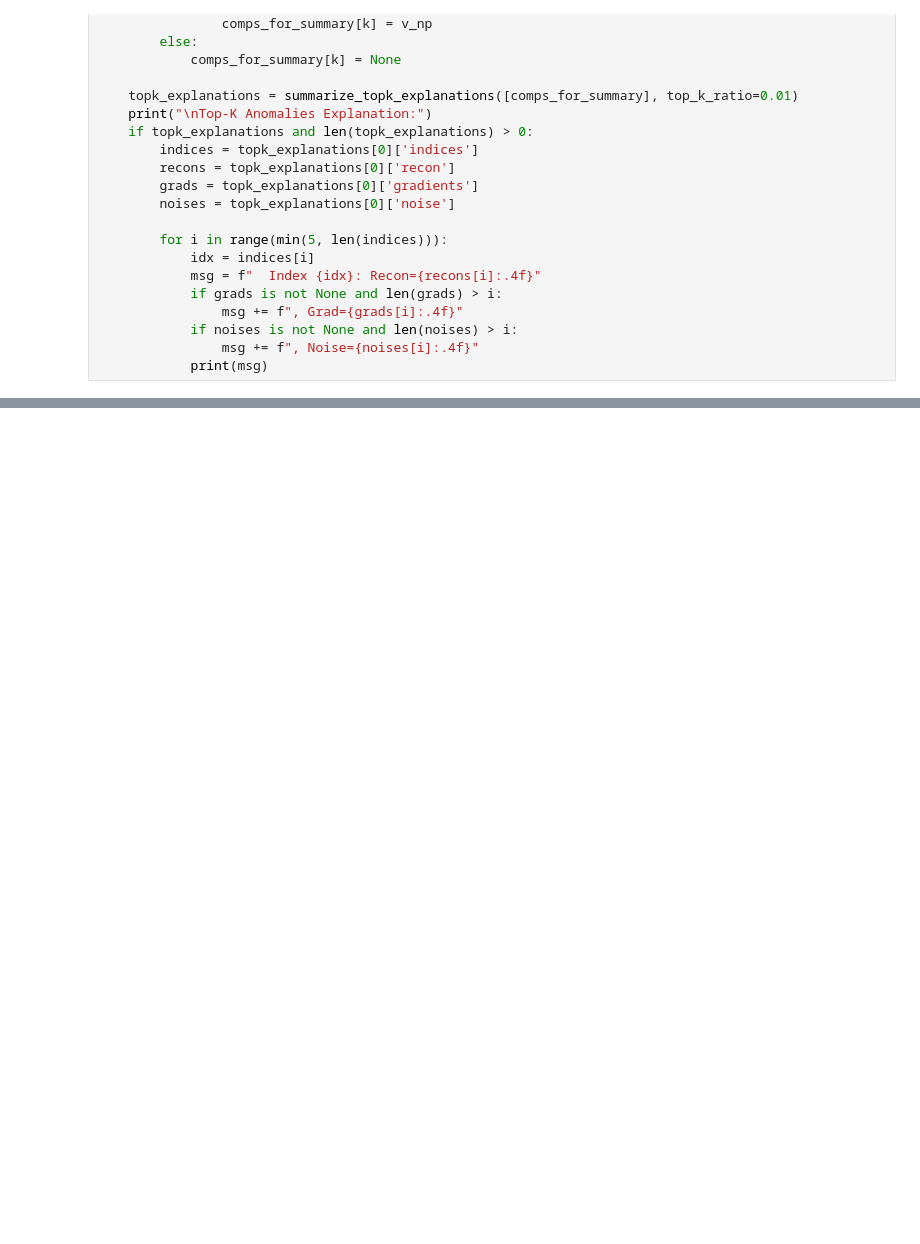
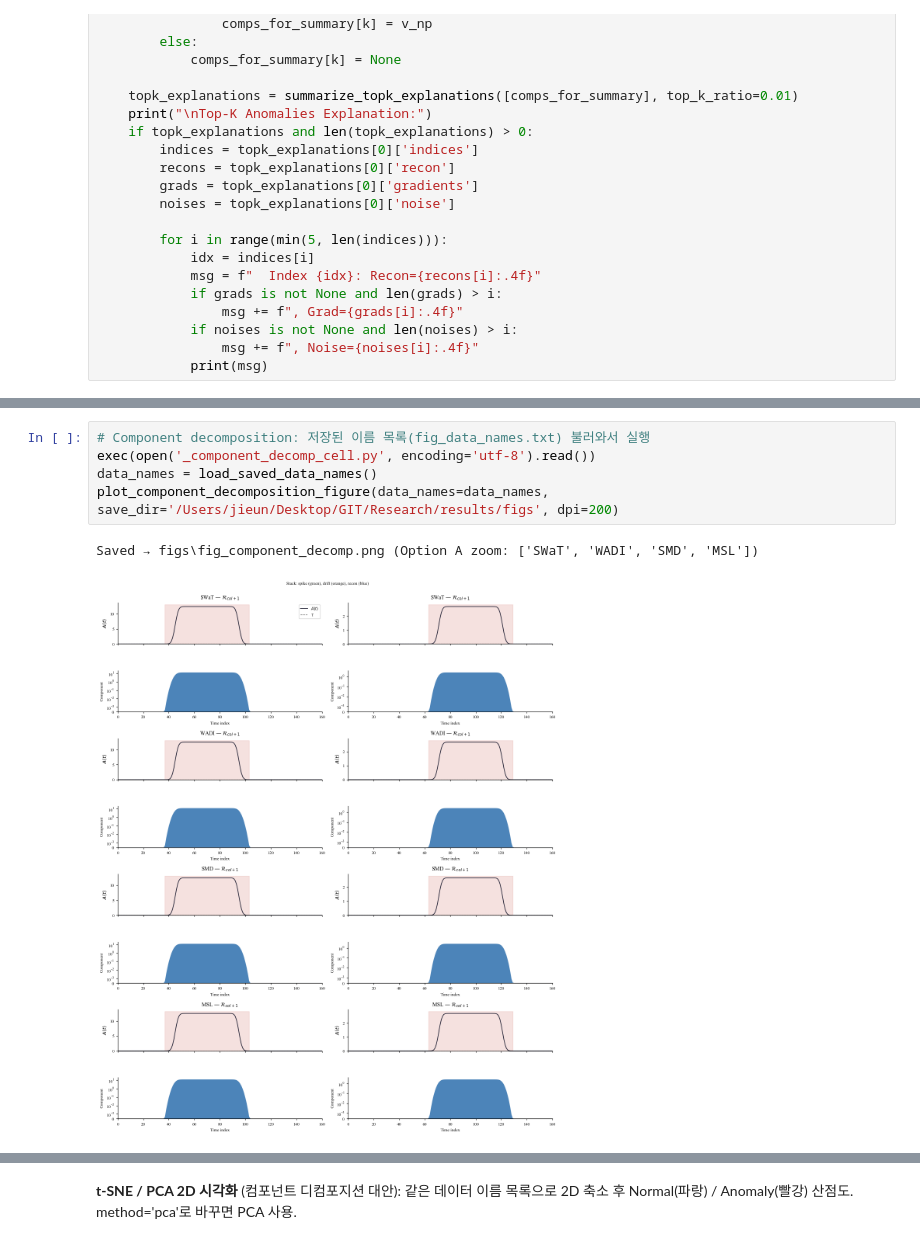
Before and after one commit to techzzt/NeuralODE-NF, a Jupyter notebook: ADD_NeuralODE_Open_neuralode_3_3.ipynb, the cells around one changed output, grey strips where cells are left out. Drawn from its saved outputs; the diff is of its cells as text; blank space fills up the shorter version.

```diff
--- a/ADD_NeuralODE_Open_neuralode_3_3.ipynb
+++ b/ADD_NeuralODE_Open_neuralode_3_3.ipynb
@@ -2346,0 +3209,8 @@ Top 5 Anomaly Locations:
+# %%
+# Component decomposition: 저장된 이름 목록(fig_data_names.txt) 불러와서 실행
+exec(open('_component_decomp_cell.py', encoding='utf-8').read())
+data_names = load_saved_data_names()
+plot_component_decomposition_figure(data_names=data_names, save_dir='/Users/jieun/Desktop/GIT/Research/results/figs', dpi=200)
+# %% [output]
+Saved → figs\fig_component_decomp.png (Option A zoom: ['SWaT', 'WADI', 'SMD', 'MSL'])
+[figure, added]
@@ -2346,0 +3218,2 @@ Top 5 Anomaly Locations:
+# %% [markdown]
+**t-SNE / PCA 2D 시각화** (컴포넌트 디컴포지션 대안): 같은 데이터 이름 목록으로 2D 축소 후 Normal(파랑) / Anomaly(빨강) 산점도. method='pca'로 바꾸면 PCA 사용.
```
Also changed, not shown: parts of 46 cells of this notebook, 3 other files.
